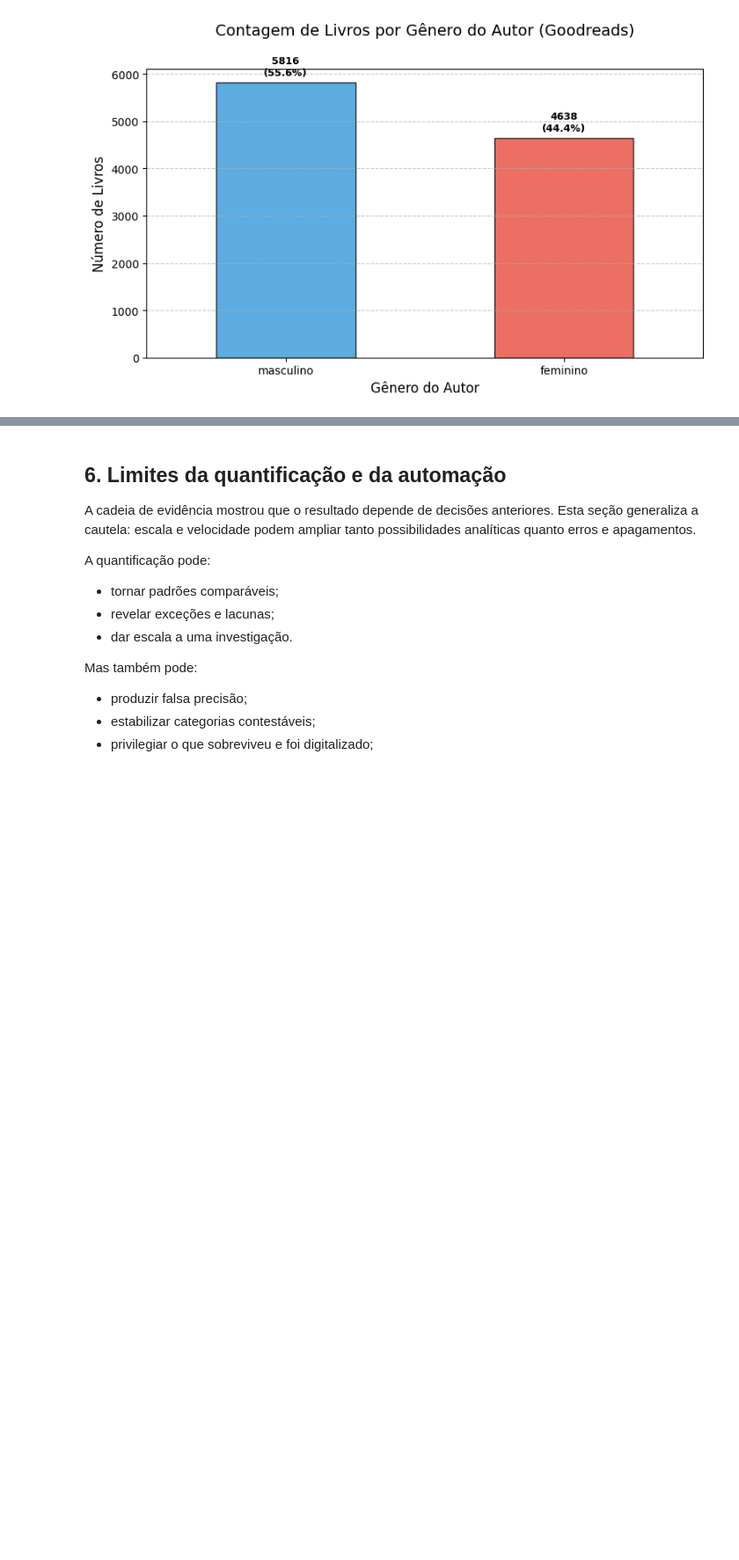
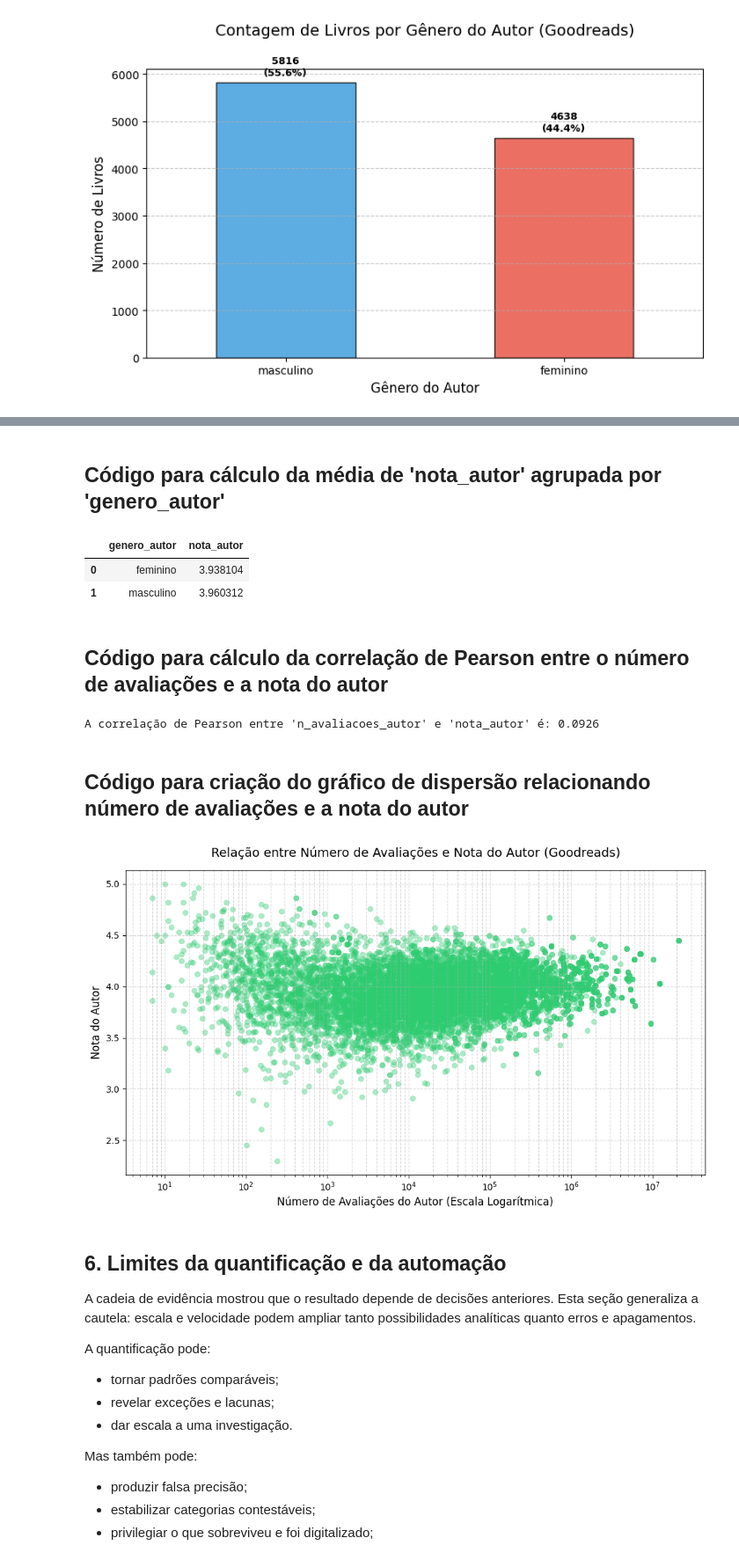
Before and after one commit to andrelfo85/Atividade_Goodreads, a Jupyter notebook: unidade_01/03_dados_corpus_e_evidencias.ipynb, the cells around one changed output, grey strips where cells are left out. Shown at 88% size. Cells and saved outputs as stored; diff of their text form; code cells hidden in the pictures; blank space fills up the shorter version.

```diff
--- a/unidade_01/03_dados_corpus_e_evidencias.ipynb
+++ b/unidade_01/03_dados_corpus_e_evidencias.ipynb
@@ -513,3 +514,56 @@ número perde valor como evidência. Esse ponto será auditado na Unidade 3.
+# %% [markdown]
+## Código para cálculo da média de 'nota_autor' agrupada por 'genero_autor' ##
+# %%
+# Calcula a média de 'nota_autor' agrupada por 'genero_autor'
+media_nota_por_genero = livros.groupby('genero_autor')['nota_autor'].mean().reset_index()
+
+# Exibe o resultado formatado
+display(media_nota_por_genero)
+# %% [output]
+|  | genero_autor | nota_autor |
+| 0 | feminino | 3.938104 |
+| 1 | masculino | 3.960312 |
+# %% [markdown]
+## Código para cálculo da correlação de Pearson entre o número de avaliações e a nota do autor ##
+# %%
+# Calcula a correlação de Pearson entre o número de avaliações e a nota do autor
+correlacao = livros['n_avaliacoes_autor'].corr(livros['nota_autor'])
+
+print(f"A correlação de Pearson entre 'n_avaliacoes_autor' e 'nota_autor' é: {correlacao:.4f}")
+# %% [output]
+A correlação de Pearson entre 'n_avaliacoes_autor' e 'nota_autor' é: 0.0926
+# %% [markdown]
+## Código para criação do gráfico de dispersão relacionando número de avaliações e a nota do autor ##
+# %%
+import matplotlib.pyplot as plt
+import seaborn as sns
+
+# Configura o tamanho da figura
+plt.figure(figsize=(10, 6))
+
+# Cria o gráfico de dispersão
+sns.scatterplot(
+    data=livros,
+    x='n_avaliacoes_autor',
+    y='nota_autor',
+    alpha=0.4,
+    color='#2ecc71',
+    edgecolor=None
+)
+
+# Customização e formatação
+plt.title('Relação entre Número de Avaliações e Nota do Autor (Goodreads)', fontsize=14, pad=15)
+plt.xlabel('Número de Avaliações do Autor (Escala Logarítmica)', fontsize=12)
+plt.ylabel('Nota do Autor', fontsize=12)
+
+# Como o número de avaliações pode variar muito de escala, aplicamos escala logarítmica no eixo X
+plt.xscale('log')
+plt.grid(True, which="both", linestyle='--', alpha=0.5)
+
+plt.tight_layout()
+plt.show()
+# %% [output]
+[figure, added]
 # %% [markdown]
 ## 6. Limites da quantificação e da automação
 
```
Also changed, not shown: parts of 6 cells of this notebook.
